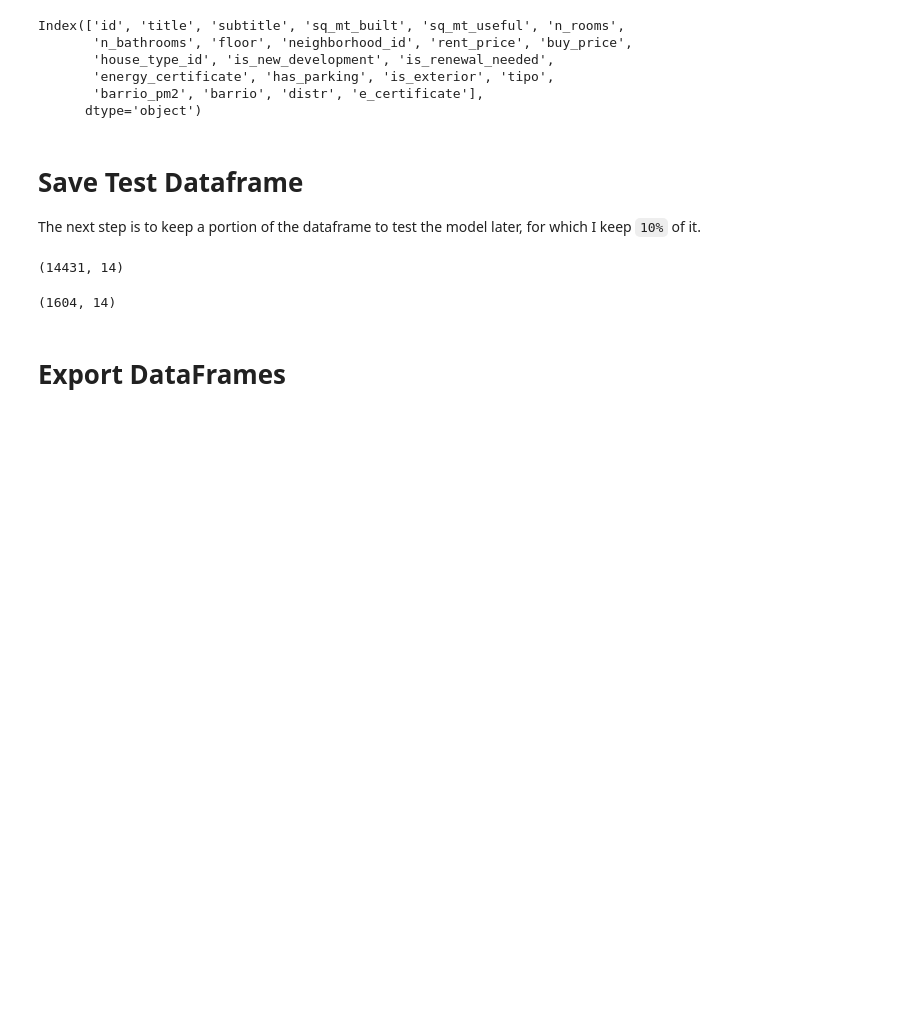
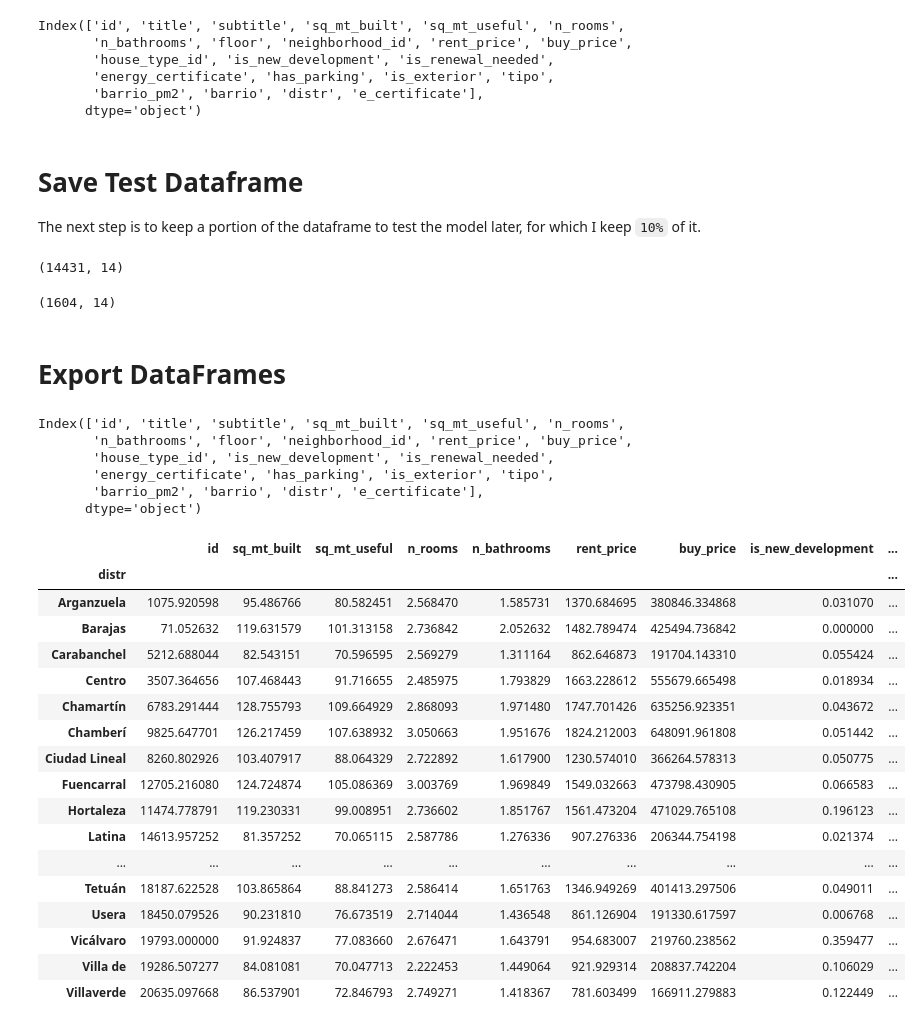
Before and after one commit to marcunu/Real_Estate_Project, a Jupyter notebook: 01_Clean_up.ipynb, the cells around one changed output. Drawn from its saved outputs; the diff is of its cells as text; code cells hidden in the pictures; blank space fills up the shorter version.

```diff
--- a/01_Clean_up.ipynb
+++ b/01_Clean_up.ipynb
@@ -493,3 +493,33 @@ casas_limpio.to_csv("data/casas_limpio.csv")
 casas_train.to_csv("data/Machine_learning/casas_train.csv")
 # %%
 casas_test.to_csv("data/Machine_learning/Test/casas_test.csv")
+# %%
+casas_limpio.columns
+# %% [output]
+Index(['id', 'title', 'subtitle', 'sq_mt_built', 'sq_mt_useful', 'n_rooms',
+       'n_bathrooms', 'floor', 'neighborhood_id', 'rent_price', 'buy_price',
+       'house_type_id', 'is_new_development', 'is_renewal_needed',
+       'energy_certificate', 'has_parking', 'is_exterior', 'tipo',
+       'barrio_pm2', 'barrio', 'distr', 'e_certificate'],
+      dtype='object')
+# %%
+casas_limpio.groupby("distr").mean()
+# %% [output]
+|  | id | sq_mt_built | sq_mt_useful | n_rooms | n_bathrooms | rent_price | buy_price | is_new_development | ... |
+| distr |  |  |  |  |  |  |  |  | ... |
+| Arganzuela | 1075.920598 | 95.486766 | 80.582451 | 2.568470 | 1.585731 | 1370.684695 | 380846.334868 | 0.031070 | ... |
+| Barajas | 71.052632 | 119.631579 | 101.313158 | 2.736842 | 2.052632 | 1482.789474 | 425494.736842 | 0.000000 | ... |
+| Carabanchel | 5212.688044 | 82.543151 | 70.596595 | 2.569279 | 1.311164 | 862.646873 | 191704.143310 | 0.055424 | ... |
+| Centro | 3507.364656 | 107.468443 | 91.716655 | 2.485975 | 1.793829 | 1663.228612 | 555679.665498 | 0.018934 | ... |
+| Chamartín | 6783.291444 | 128.755793 | 109.664929 | 2.868093 | 1.971480 | 1747.701426 | 635256.923351 | 0.043672 | ... |
+| Chamberí | 9825.647701 | 126.217459 | 107.638932 | 3.050663 | 1.951676 | 1824.212003 | 648091.961808 | 0.051442 | ... |
+| Ciudad Lineal | 8260.802926 | 103.407917 | 88.064329 | 2.722892 | 1.617900 | 1230.574010 | 366264.578313 | 0.050775 | ... |
+| Fuencarral | 12705.216080 | 124.724874 | 105.086369 | 3.003769 | 1.969849 | 1549.032663 | 473798.430905 | 0.066583 | ... |
+| Hortaleza | 11474.778791 | 119.230331 | 99.008951 | 2.736602 | 1.851767 | 1561.473204 | 471029.765108 | 0.196123 | ... |
+| Latina | 14613.957252 | 81.357252 | 70.065115 | 2.587786 | 1.276336 | 907.276336 | 206344.754198 | 0.021374 | ... |
+| ... | ... | ... | ... | ... | ... | ... | ... | ... | ... |
+| Tetuán | 18187.622528 | 103.865864 | 88.841273 | 2.586414 | 1.651763 | 1346.949269 | 401413.297506 | 0.049011 | ... |
+| Usera | 18450.079526 | 90.231810 | 76.673519 | 2.714044 | 1.436548 | 861.126904 | 191330.617597 | 0.006768 | ... |
+| Vicálvaro | 19793.000000 | 91.924837 | 77.083660 | 2.676471 | 1.643791 | 954.683007 | 219760.238562 | 0.359477 | ... |
+| Villa de | 19286.507277 | 84.081081 | 70.047713 | 2.222453 | 1.449064 | 921.929314 | 208837.742204 | 0.106029 | ... |
+| Villaverde | 20635.097668 | 86.537901 | 72.846793 | 2.749271 | 1.418367 | 781.603499 | 166911.279883 | 0.122449 | ... |
```
Also changed, not shown: parts of 2 cells of this notebook, 4 other files.
